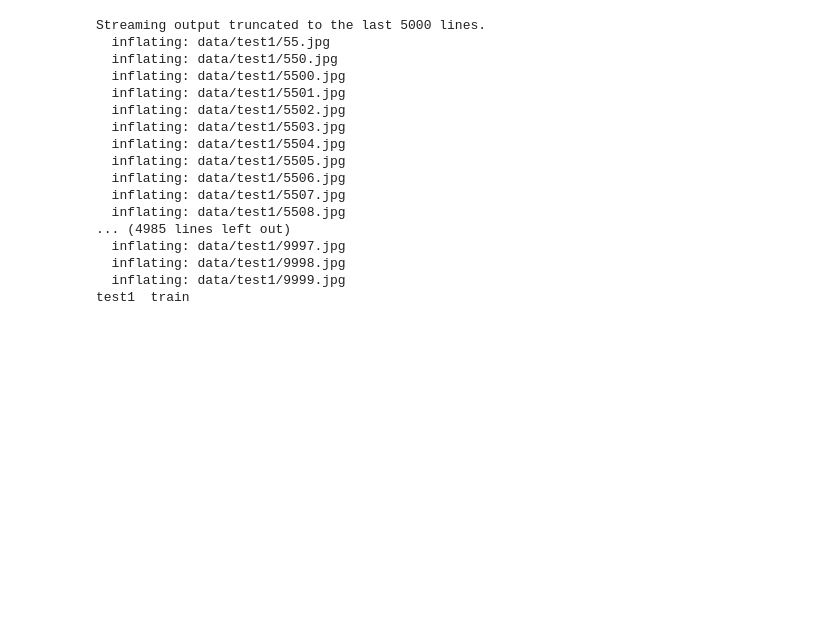
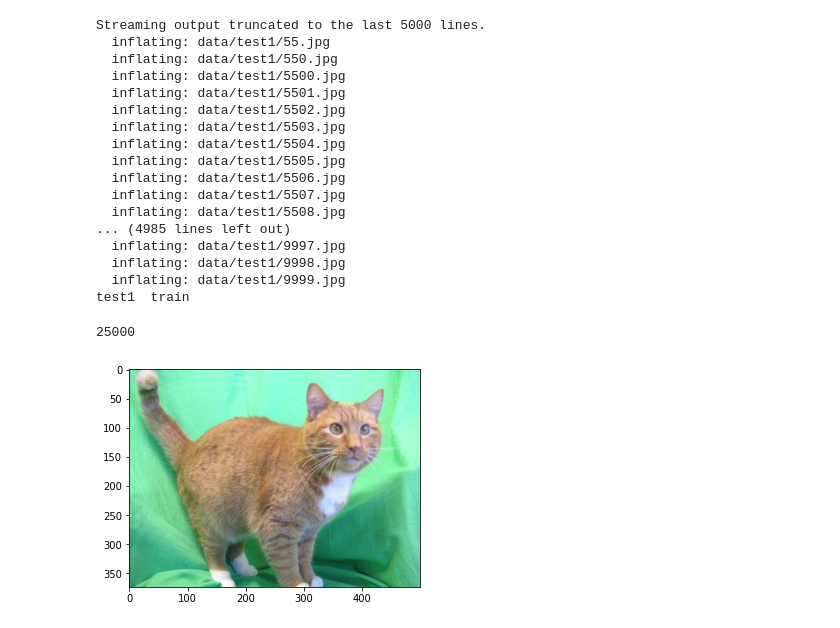
Before and after one commit to mactat/DL-IQIWA, a Jupyter notebook: notebooks/cat_dog_data_loading.ipynb, the cells around one changed output. Saved outputs shown, nothing was run; the diff lists cells and outputs as text; code cells hidden in the pictures; blank space fills up the shorter version.

Commit message:
Loaded data with custom class

```diff
--- a/notebooks/cat_dog_data_loading.ipynb
+++ b/notebooks/cat_dog_data_loading.ipynb
@@ -87,3 +91,43 @@ import matplotlib.pyplot as plt
 import numpy as np
 import random
 %matplotlib inline
+# %%
+class CatAndDogDataset(Dataset):
+    def __init__(self, root_dir, transform=None):
+        self.imgs_path = root_dir
+        self.file_list = glob.glob(str(self.imgs_path) + "*.jpg")
+        self.data = []
+        for img_path in self.file_list:
+            self.data.append(img_path)
+
+        self.transform = transform
+
+    def __len__(self):
+        return len(self.data)
+
+    def __getitem__(self, idx):
+        if torch.is_tensor(idx):
+            idx = idx.tolist()
+
+        img_path = self.data[idx]
+        image = read_image(img_path)
+        if self.transform:
+            image = self.transform(image)
+
+        return image
+# %%
+dataset_test = CatAndDogDataset('./data/test1/')
+dataset_train = CatAndDogDataset('./data/train/')
+print(len(dataset_train))
+# %% [output]
+25000
+# %%
+def imshow(img):
+    img = img
+    npimg = img.numpy()
+    plt.imshow(np.transpose(npimg, (1, 2, 0)))
+    plt.show()
+# %%
+imshow(dataset_train[0])
+# %% [output]
+[figure, added]
```
Also changed, not shown: parts of 3 cells of this notebook.
